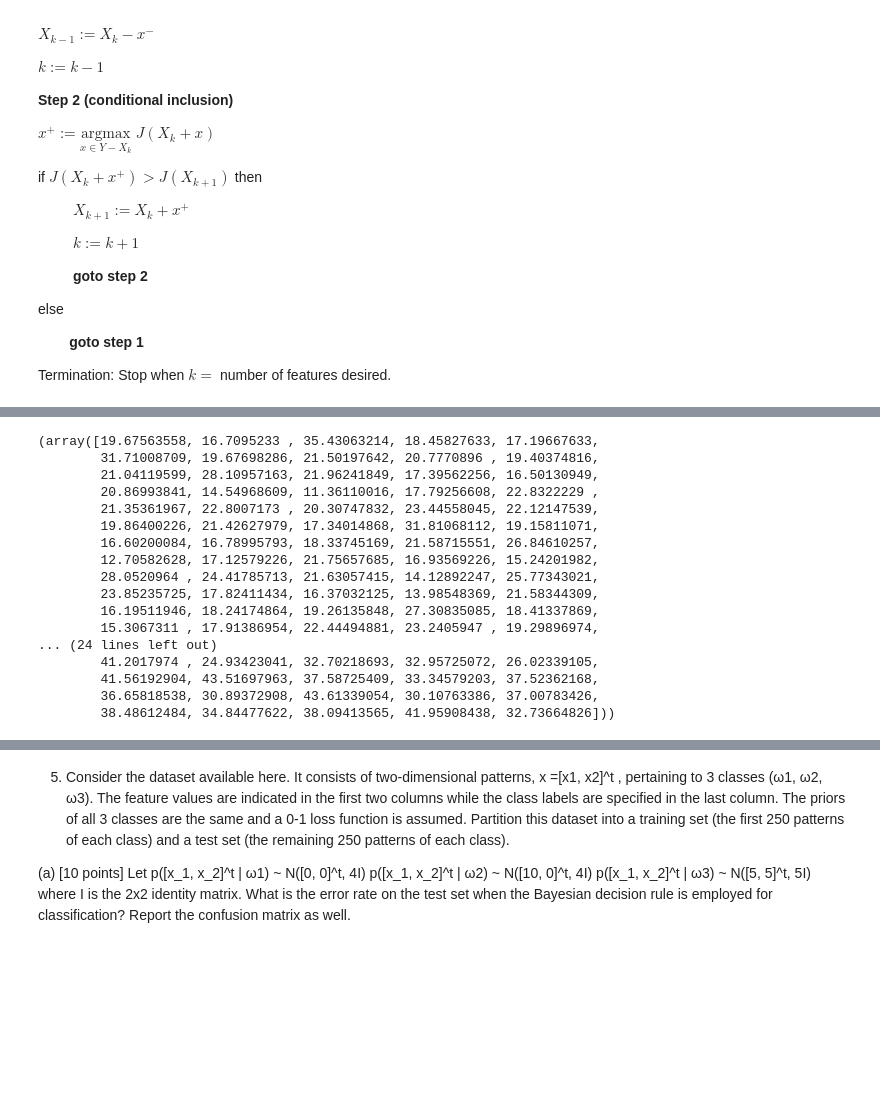
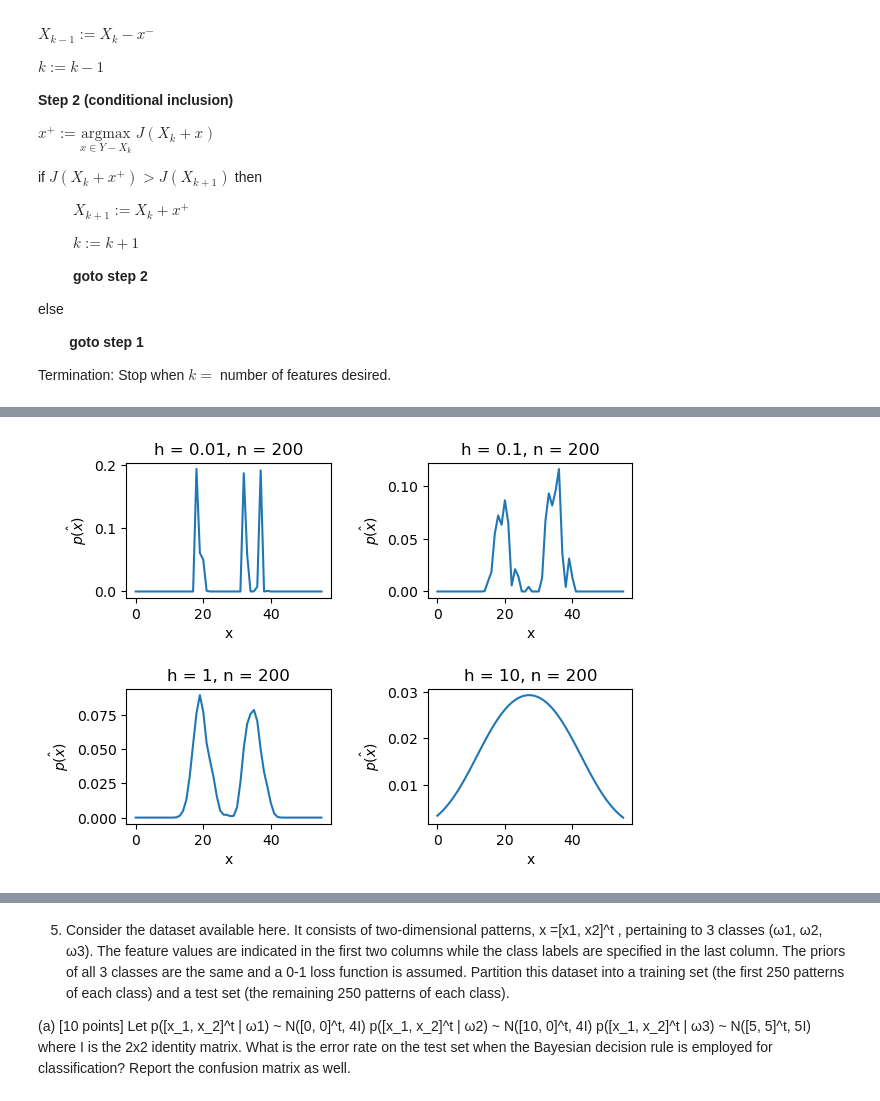
Before and after one commit to rikipls/CSE-802-Homework, a Jupyter notebook: hw4/hw4.ipynb, the cells around one changed output, grey strips where cells are left out. Saved outputs shown, nothing was run; the diff lists cells and outputs as text; code cells hidden in the pictures; blank space fills up the shorter version.

```diff
--- a/hw4/hw4.ipynb
+++ b/hw4/hw4.ipynb
@@ -216,25 +262,33 @@ density, p^(x), using all 200 points. Note that this density conforms to a singl
 (a) [10 points]Plot the estimated density function for each of the following window widths: h =
 0.01, 0.1, 1, 10. [Note: You can estimate the density at discrete values of x in the [0,55]interval
 with a step-size of 1.]
-# %%
-first = np.random.normal(loc=20, scale=5, size=100)
-second = np.random.normal(loc=35, scale=5, size=100)
-first, second
-# %% [output]
-(array([19.67563558, 16.7095233 , 35.43063214, 18.45827633, 17.19667633,
-        31.71008709, 19.67698286, 21.50197642, 20.7770896 , 19.40374816,
-        21.04119599, 28.10957163, 21.96241849, 17.39562256, 16.50130949,
-        20.86993841, 14.54968609, 11.36110016, 17.79256608, 22.8322229 ,
-        21.35361967, 22.8007173 , 20.30747832, 23.44558045, 22.12147539,
-        19.86400226, 21.42627979, 17.34014868, 31.81068112, 19.15811071,
-        16.60200084, 16.78995793, 18.33745169, 21.58715551, 26.84610257,
-        12.70582628, 17.12579226, 21.75657685, 16.93569226, 15.24201982,
-        28.0520964 , 24.41785713, 21.63057415, 14.12892247, 25.77343021,
-        23.85235725, 17.82411434, 16.37032125, 13.98548369, 21.58344309,
-        16.19511946, 18.24174864, 19.26135848, 27.30835085, 18.41337869,
-        15.3067311 , 17.91386954, 22.44494881, 23.2405947 , 19.29896974,
-... (24 lines left out)
-        41.2017974 , 24.93423041, 32.70218693, 32.95725072, 26.02339105,
-        41.56192904, 43.51697963, 37.58725409, 33.34579203, 37.52362168,
-        36.65818538, 30.89372908, 43.61339054, 30.10763386, 37.00783426,
-        38.48612484, 34.84477622, 38.09413565, 41.95908438, 32.73664826]))
+# %%
+first_100 = np.random.normal(loc=20, scale=5 ** 0.5, size=100)
+second_100 = np.random.normal(loc=35, scale=5 ** 0.5, size=100)
+
+widths = [0.01, 0.1, 1, 10]
+
+def phi(u: np.ndarray) -> int:
+    return (1 / np.sqrt(2 * np.pi)) * np.exp(-0.5 * np.dot(u, u))
+
+def parzen_window_estimation(point: np.ndarray, h: float, data: np.ndarray):
+    est = 0
+    for x in data:
+        u = (point - x) / h
+        est += phi(u)
+    est /= len(data) * (h ** data.ndim)
+    return est
+
+test = range(56)
+data = np.concatenate([first_100, second_100])
+for i, h in enumerate(widths):
+    estimated_density = [parzen_window_estimation(test_value, h, data)
+                         for test_value in test]
+    plt.subplot(2, 2, i+1)
+    plt.plot(test, estimated_density)
+    plt.title(f'h = {h}, n = {len(data)}')
+    plt.xlabel('x')
+    plt.ylabel(r'$\hat{p(x)}$')
+    plt.tight_layout(pad=2)
+# %% [output]
+[figure, added]
```
Also changed, not shown: parts of 12 cells of this notebook.
